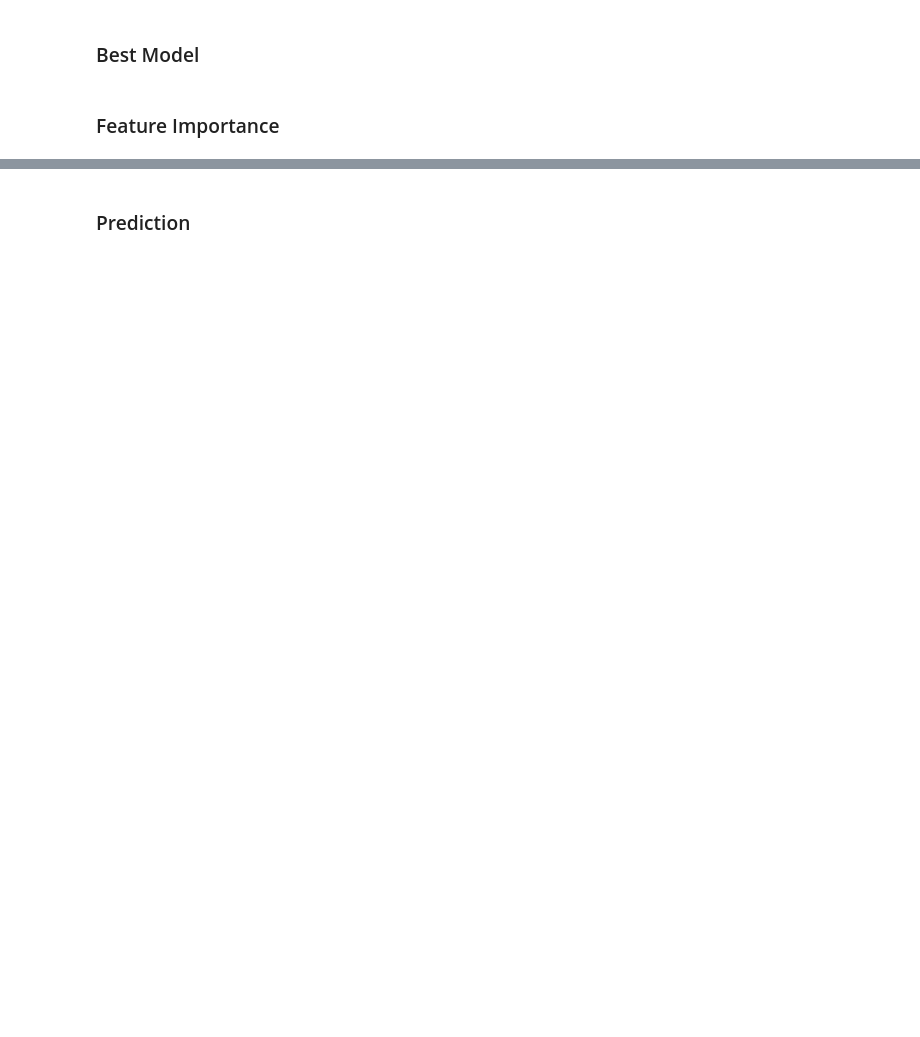
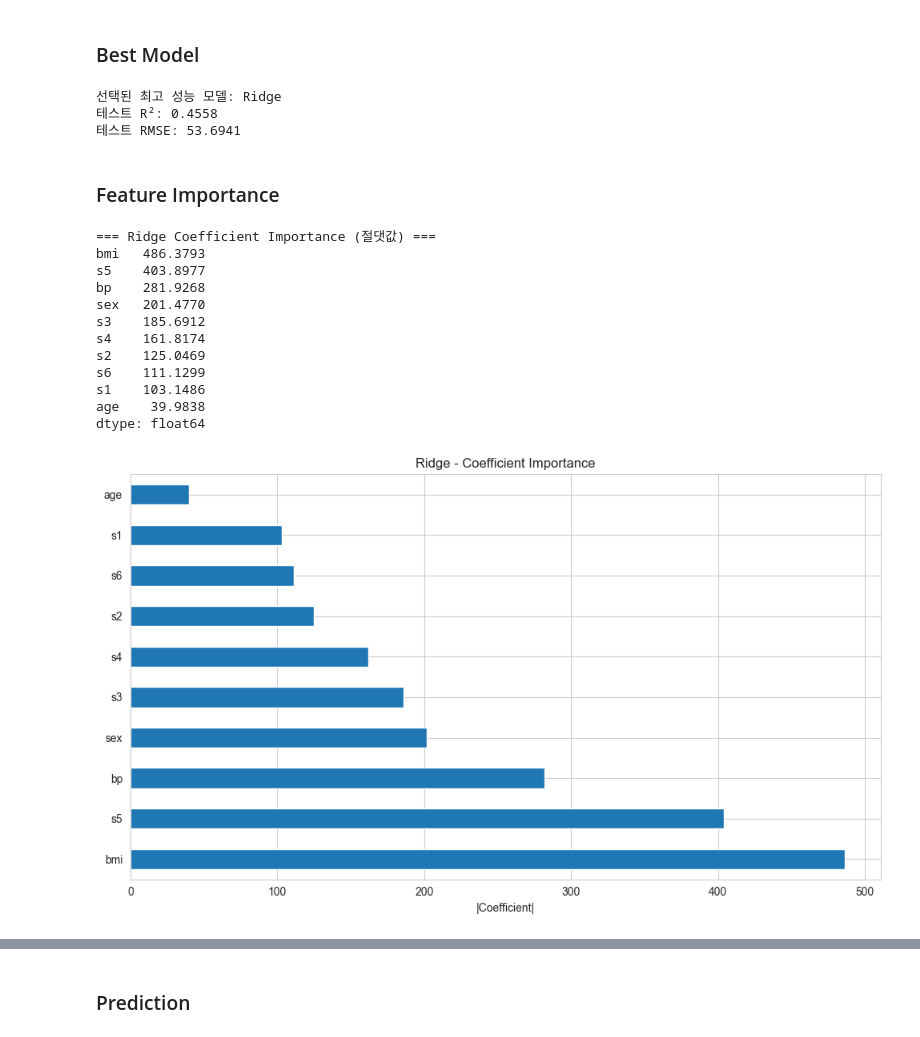
Before and after one commit to haewoondae/SKALA, a Jupyter notebook: 6_데이터분석_및_MLOps/02-MachineLearning/10-ml-regression.ipynb, the cells around one changed output, grey strips where cells are left out. Saved outputs shown, nothing was run; the diff lists cells and outputs as text; code cells hidden in the pictures; blank space fills up the shorter version.

```diff
--- a/6_데이터분석_및_MLOps/02-MachineLearning/10-ml-regression.ipynb
+++ b/6_데이터분석_및_MLOps/02-MachineLearning/10-ml-regression.ipynb
@@ -541,2 +642,15 @@ models = {
+# %%
+# 테스트 성능 기준으로 최고 모델 선택
+best_model_name = test_comparison_df.iloc[0]['Model']
+best_model = models[best_model_name]
+
+
+print(f"선택된 최고 성능 모델: {best_model_name}")
+print(f"테스트 R²: {test_comparison_df.iloc[0]['R²']:.4f}")
+print(f"테스트 RMSE: {test_comparison_df.iloc[0]['RMSE']:.4f}")
+# %% [output]
+선택된 최고 성능 모델: Ridge
+테스트 R²: 0.4558
+테스트 RMSE: 53.6941
 # %% [markdown]
 ### Feature Importance
@@ -544,0 +657,53 @@ models = {
+# %%
+# Best Model의 feature importance 분석
+if hasattr(best_model, 'feature_importances_'):
+    best_feature_importances = pd.Series(
+        best_model.feature_importances_,
+        index=feature_names,
+    ).sort_values(ascending=False)
+
+    print(f"=== {best_model_name} Feature Importance ===")
+    print(best_feature_importances.round(4))
+
+    # 시각화
+    plt.figure(figsize=(10, 6))
+    best_feature_importances.plot(kind='barh')
+    plt.title(f'{best_model_name} - Feature Importance')
+    plt.xlabel('Importance')
+    plt.tight_layout()
+    plt.show()
+
+elif hasattr(best_model, 'coef_'):
+    # 선형 모델의 경우 계수의 절댓값 사용
+    best_coef_importance = pd.Series(
+        np.abs(best_model.coef_),
+        index=feature_names,
+    ).sort_values(ascending=False)
+
+    print(f"=== {best_model_name} Coefficient Importance (절댓값) ===")
+    print(best_coef_importance.round(4))
+
+    # 시각화
+    plt.figure(figsize=(10, 6))
+    best_coef_importance.plot(kind='barh')
+    plt.title(f'{best_model_name} - Coefficient Importance')
+    plt.xlabel('|Coefficient|')
+    plt.tight_layout()
+    plt.show()
+
+else:
+    print(f"{best_model_name} 모델은 feature importance를 지원하지 않습니다.")
+# %% [output]
+=== Ridge Coefficient Importance (절댓값) ===
+bmi   486.3793
+s5    403.8977
+bp    281.9268
+sex   201.4770
+s3    185.6912
+s4    161.8174
+s2    125.0469
+s6    111.1299
+s1    103.1486
+age    39.9838
+dtype: float64
+[figure, added]
```
Also changed, not shown: parts of 22 cells of this notebook, 12 other files.
